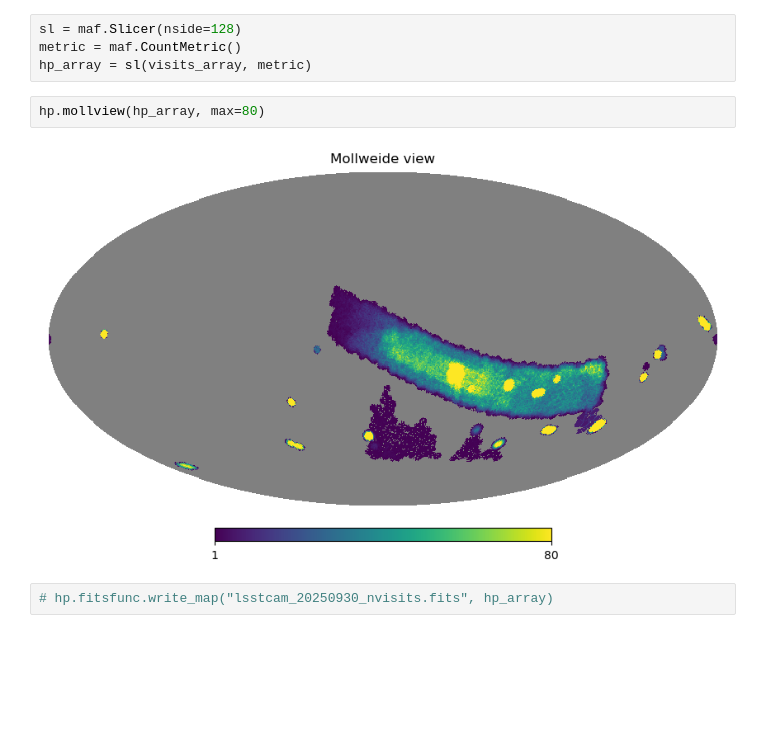
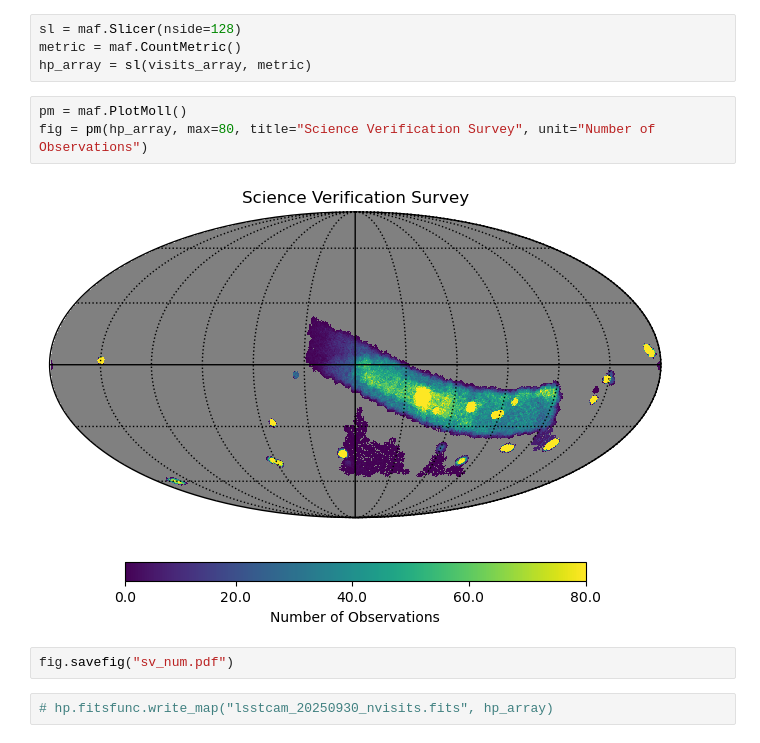
Before and after one commit to yoachim/25_scratch, a Jupyter notebook: sv_healpix/sv_nvis.ipynb, the cells around one changed output. Drawn from its saved outputs; the diff is of its cells as text; blank space fills up the shorter version.

```diff
--- a/sv_healpix/sv_nvis.ipynb
+++ b/sv_healpix/sv_nvis.ipynb
@@ -21,9 +21,12 @@ sl = maf.Slicer(nside=128)
 metric = maf.CountMetric()
 hp_array = sl(visits_array, metric)
 # %%
-hp.mollview(hp_array, max=80)
+pm = maf.PlotMoll()
+fig = pm(hp_array, max=80, title="Science Verification Survey", unit="Number of Observations")
 # %% [output]
-[figure, old version]
+[figure, new version]
+# %%
+fig.savefig("sv_num.pdf")
 # %%
 # hp.fitsfunc.write_map("lsstcam_20250930_nvisits.fits", hp_array)
 # %%
```
Also changed, not shown: 1 other file.
